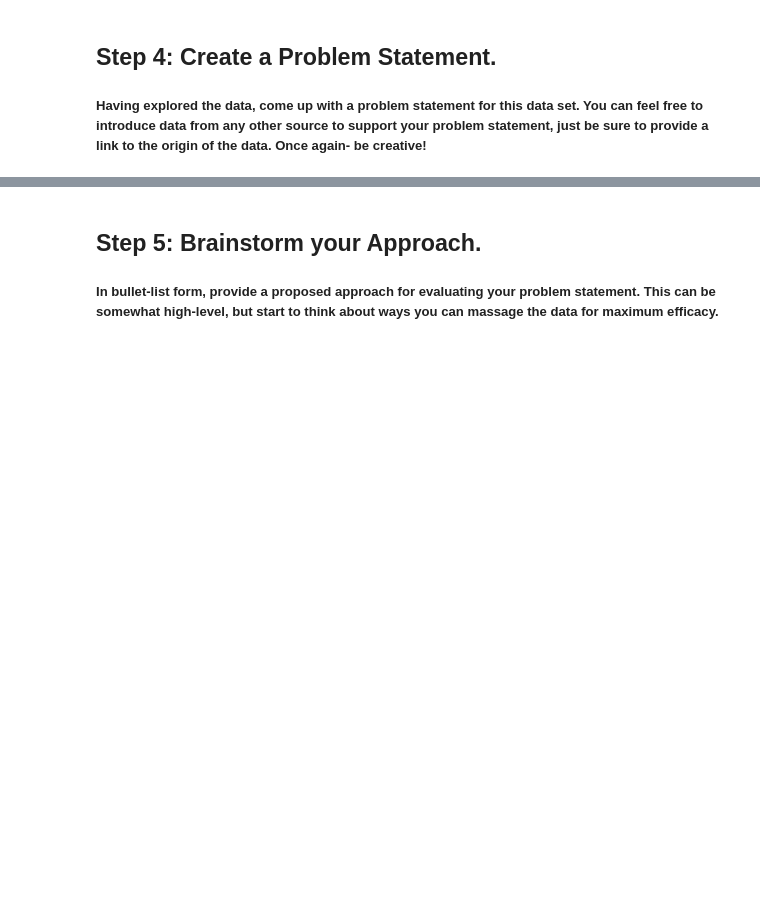
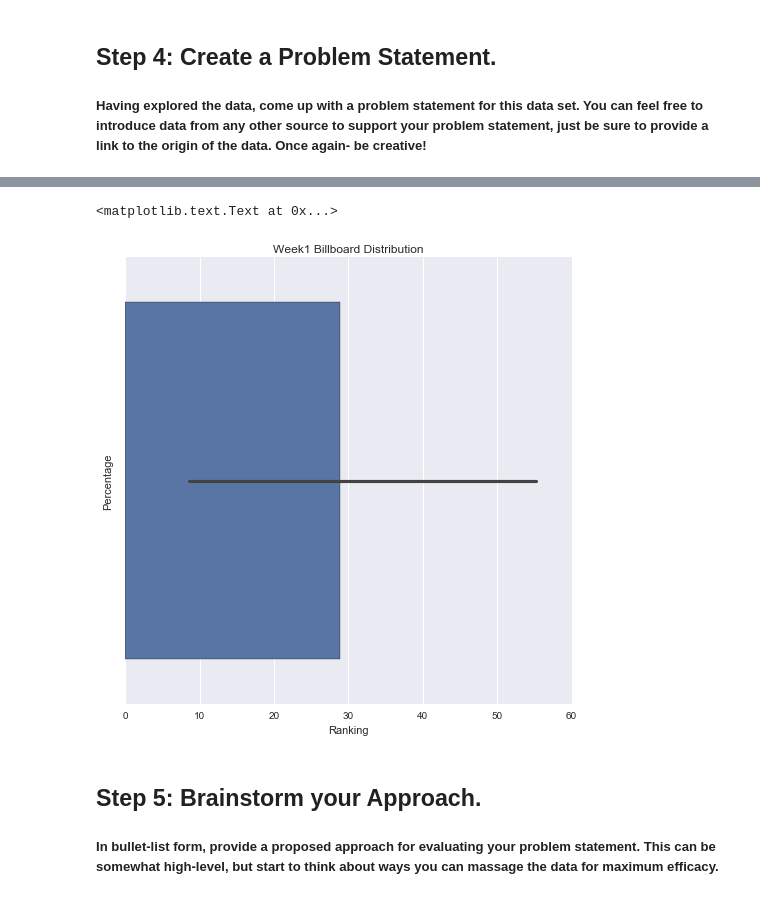
Before and after one commit to stavgrossfeld/GA-Data-Science-Immersive, a Jupyter notebook: projects/project-02/starter-code/project_2.ipynb, the cells around one changed output, grey strips where cells are left out. Cells and saved outputs as stored; diff of their text form; code cells hidden in the pictures; blank space fills up the shorter version.

```diff
--- a/projects/project-02/starter-code/project_2.ipynb
+++ b/projects/project-02/starter-code/project_2.ipynb
@@ -178,3 +238,14 @@ print 'best:', week1.sort('ranking', ascending = True).head(10)
+# %%
+##### average rating of genres
+genre_counts = clean_billboard.genre.value_counts()
+sns.set(rc={"figure.figsize": (8, 8)})
+g = sns.barplot(genre_counts)
+g.set_title('Week1 Billboard Distribution')
+g.set_xlabel('Ranking')
+g.set_ylabel('Percentage')
+# %% [output]
+<matplotlib.text.Text at 0x...>
+[figure, added]
 # %% [markdown]
 ## Step 5: Brainstorm your Approach.
 ##### In bullet-list form, provide a proposed approach for evaluating your problem statement. This can be somewhat high-level, but start to think about ways you can massage the data for maximum efficacy.
```
Also changed, not shown: parts of 10 cells of this notebook.
